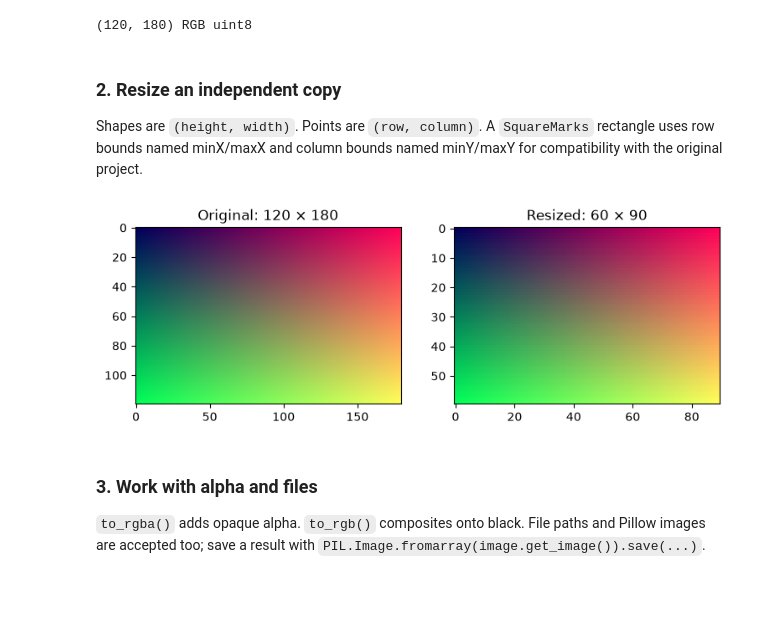
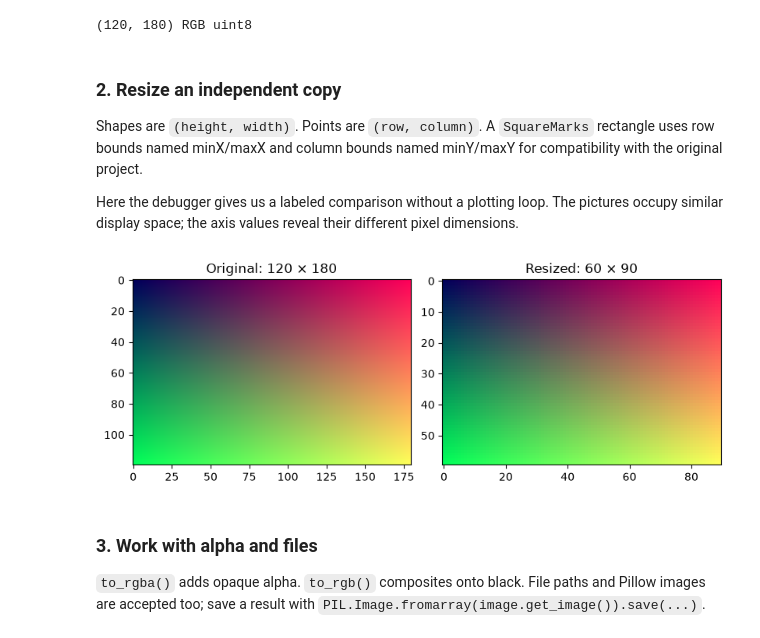
Before and after one commit to bateni1380/landpy, a Jupyter notebook: tutorials/1-images-and-coordinates.ipynb, the cells around one changed output. Drawn from its saved outputs; the diff is of its cells as text; code cells hidden in the pictures; blank space fills up the shorter version.

```diff
--- a/tutorials/1-images-and-coordinates.ipynb
+++ b/tutorials/1-images-and-coordinates.ipynb
@@ -21,9 +43,7 @@ except importlib.metadata.PackageNotFoundError:
 if installed != '0.1.0':
     subprocess.check_call([sys.executable, '-m', 'pip', 'install', '-q', 'landpy==0.1.0'])
 import numpy as np
-import matplotlib.pyplot as plt
-from landpy import ImageLand, MarksLand, SquareMarks, QuadMarks, DualMarks, HeatLand, Filter, Debugger
-plt.rcParams.update({'figure.figsize': (9, 4), 'axes.titlesize': 12})
+from landpy import ImageLand, SquareMarks, Filter, Debugger
 # %% [markdown]
 ## Steps
 # %% [markdown]
@@ -44,14 +64,18 @@ print(image.shape, image.mode, image.get_image().dtype)
 ### 2. Resize an independent copy
 
 Shapes are `(height, width)`. Points are `(row, column)`. A `SquareMarks` rectangle uses row bounds named minX/maxX and column bounds named minY/maxY for compatibility with the original project.
+
+Here the debugger gives us a labeled comparison without a plotting loop. The pictures occupy similar display space; the axis values reveal their different pixel dimensions.
 # %%
 small = image.copy().reshape((60, 90))
-fig, axes = plt.subplots(1, 2)
-axes[0].imshow(image.get_image()); axes[0].set_title('Original: 120 × 180')
-axes[1].imshow(small.get_image()); axes[1].set_title('Resized: 60 × 90')
-plt.show()
+debugger = Debugger(visual_debug=True)
+debugger.log_images(
+    [image.get_image(), small.get_image()],
+    ['Original: 120 × 180', 'Resized: 60 × 90'],
+    [Debugger.LogTypes.IMAGE] * 2,
+);
 # %% [output]
-[figure, old version]
+[figure, new version]
 # %% [markdown]
 ### 3. Work with alpha and files
 
```
Also changed, not shown: parts of 5 cells of this notebook, 17 other files.
